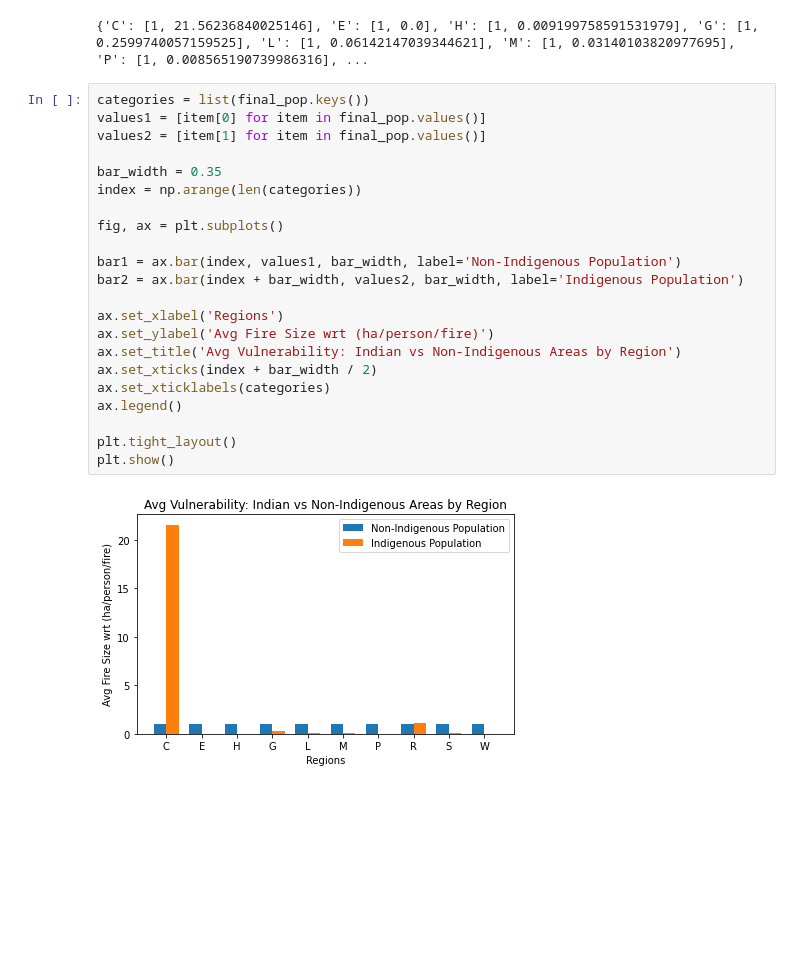
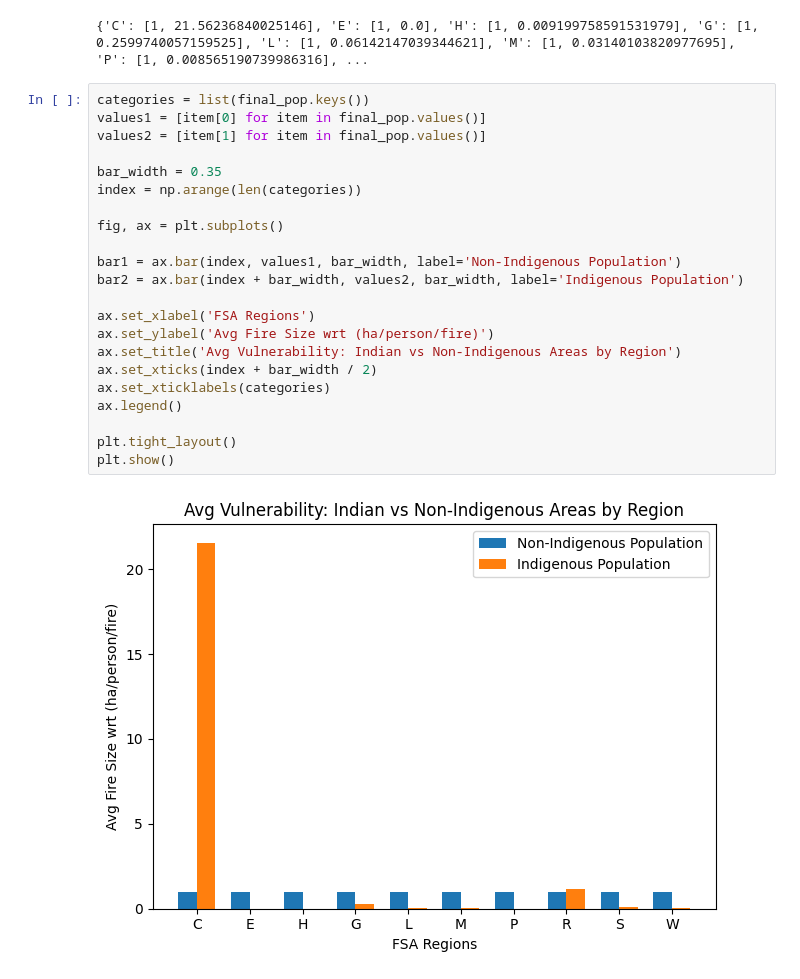
Before and after one commit to pandya-aditya/CxC_Hackathon, a Jupyter notebook: main.ipynb, the cells around one changed output. Cells and saved outputs as stored; diff of their text form; blank space fills up the shorter version.

Commit message:
Corrected Graph Axis Names

```diff
--- a/main.ipynb
+++ b/main.ipynb
@@ -465,24 +507,24 @@ print(final_pop)
 # %%
 categories = list(final_pop.keys())
 values1 = [item[0] for item in final_pop.values()]
 values2 = [item[1] for item in final_pop.values()]
 
 bar_width = 0.35
 index = np.arange(len(categories))
 
 fig, ax = plt.subplots()
 
 bar1 = ax.bar(index, values1, bar_width, label='Non-Indigenous Population')
 bar2 = ax.bar(index + bar_width, values2, bar_width, label='Indigenous Population')
 
-ax.set_xlabel('Regions')
+ax.set_xlabel('FSA Regions')
 ax.set_ylabel('Avg Fire Size wrt (ha/person/fire)')
 ax.set_title('Avg Vulnerability: Indian vs Non-Indigenous Areas by Region')
 ax.set_xticks(index + bar_width / 2)
 ax.set_xticklabels(categories)
 ax.legend()
 
 plt.tight_layout()
 plt.show()
 # %% [output]
-[figure, old version]
+[figure, new version]
```
Also changed, not shown: parts of 9 cells of this notebook.
